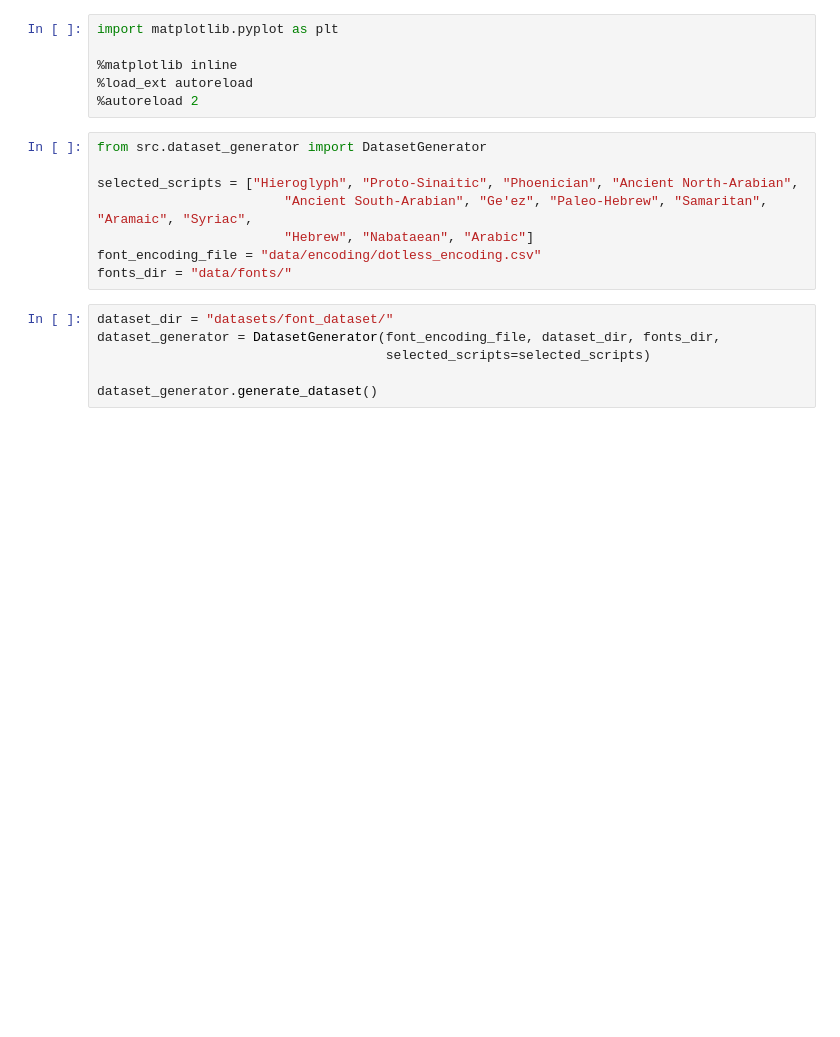
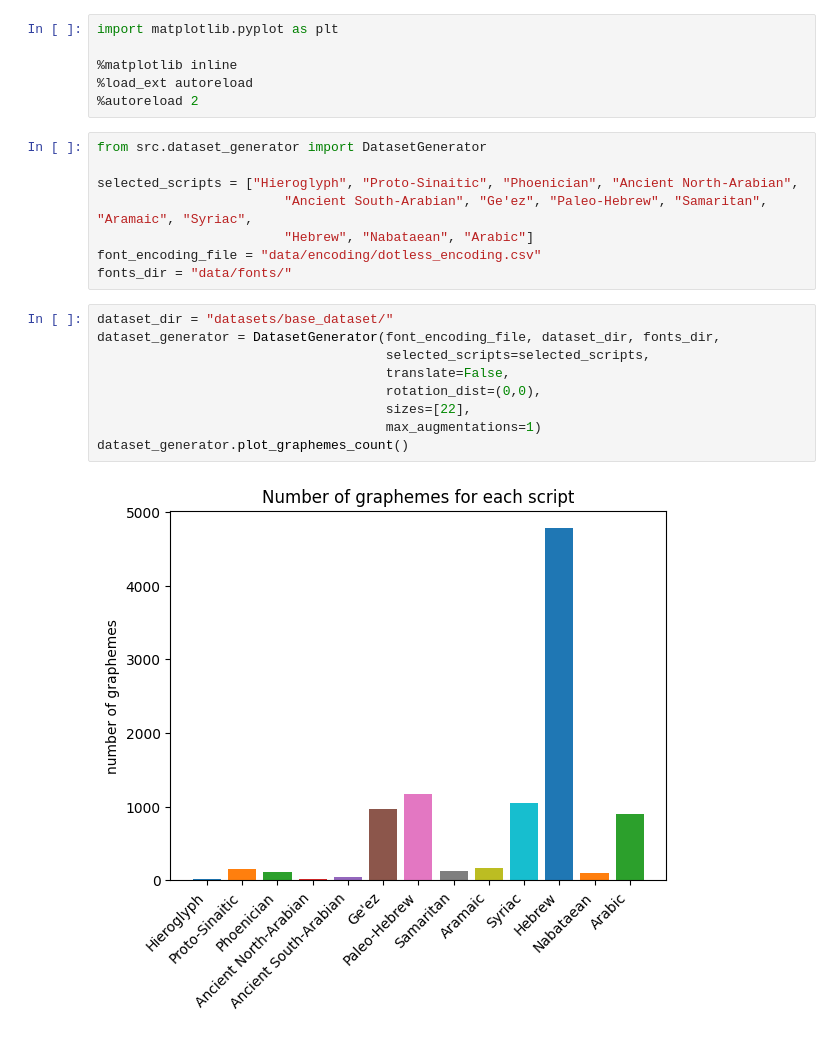
Before and after one commit to bensapirstein/DeepGraphemics, a Jupyter notebook: 1_data_augmentation.ipynb, the cells around one changed output. Drawn from its saved outputs; the diff is of its cells as text; blank space fills up the shorter version.

```diff
--- a/1_data_augmentation.ipynb
+++ b/1_data_augmentation.ipynb
@@ -13,8 +13,13 @@ selected_scripts = ["Hieroglyph", "Proto-Sinaitic", "Phoenician", "Ancient North
 font_encoding_file = "data/encoding/dotless_encoding.csv"
 fonts_dir = "data/fonts/"
 # %%
-dataset_dir = "datasets/font_dataset/"
+dataset_dir = "datasets/base_dataset/"
 dataset_generator = DatasetGenerator(font_encoding_file, dataset_dir, fonts_dir,
-                                     selected_scripts=selected_scripts)
-
-dataset_generator.generate_dataset()
+                                     selected_scripts=selected_scripts,
+                                     translate=False,
+                                     rotation_dist=(0,0),
+                                     sizes=[22],
+                                     max_augmentations=1)
+dataset_generator.plot_graphemes_count()
+# %% [output]
+[figure, added]
```
Also changed, not shown: parts of 9 cells of this notebook, 3 other files.
